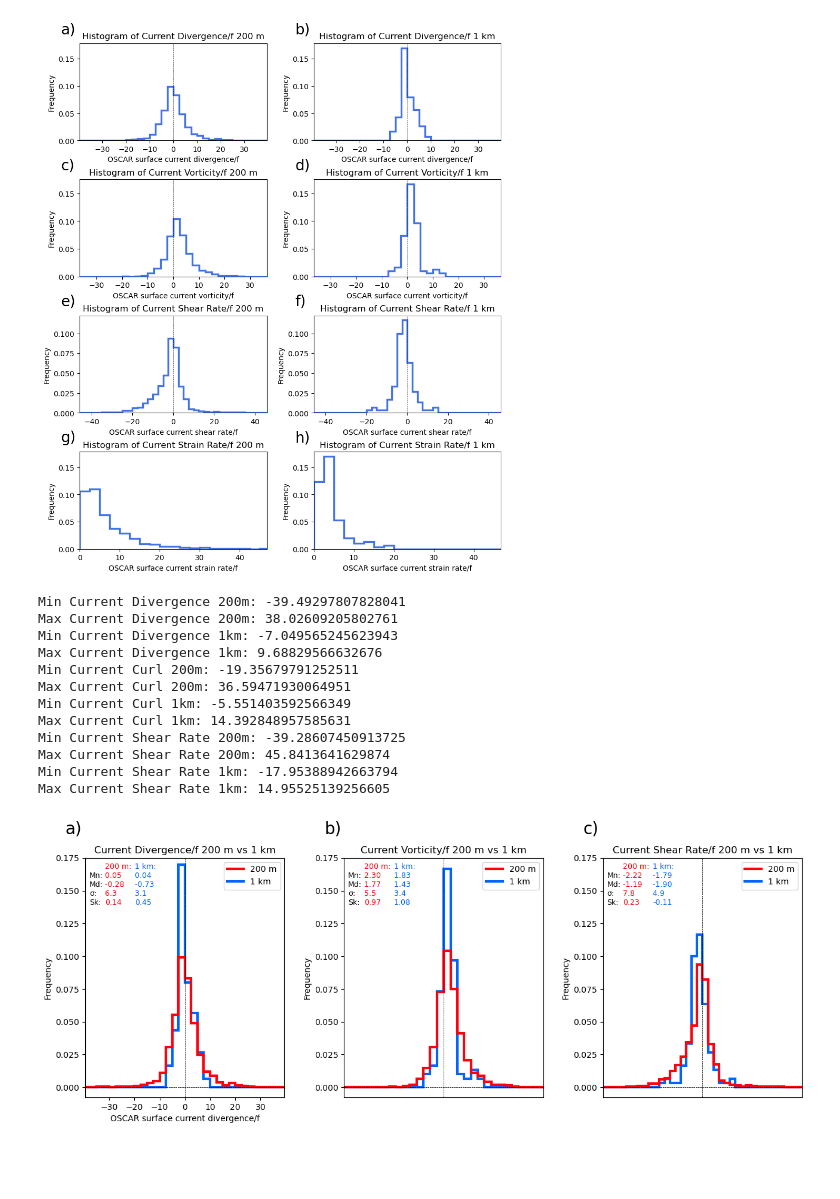
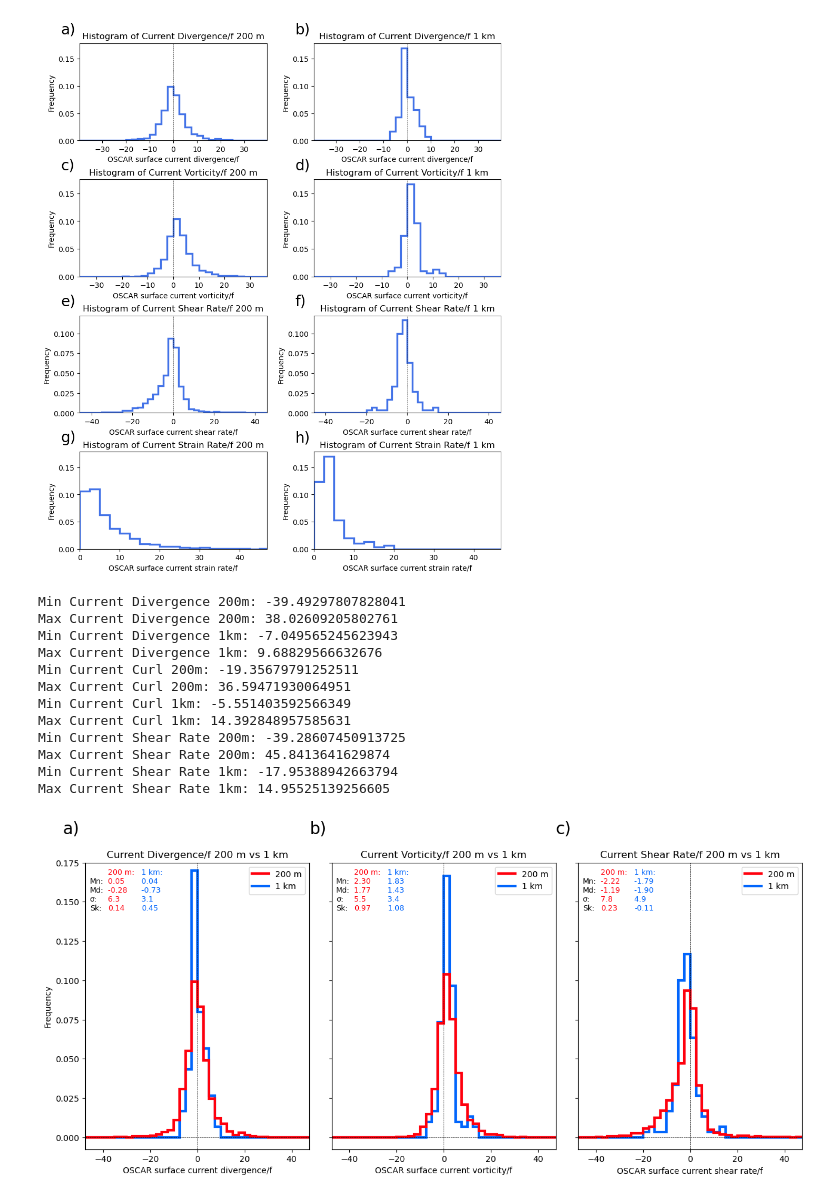
Before and after one commit to JWMichalski/oscarplus, a Jupyter notebook: examples/Iroise Sea divergence paper/Figures_stats.ipynb, the cells around one changed output. Cells and saved outputs as stored; diff of their text form; code cells hidden in the pictures; blank space fills up the shorter version.

Commit message:
make xaxis same for all plots
turn off yaxis labels for mid and right plots

```diff
--- a/examples/Iroise Sea divergence paper/Figures_stats.ipynb
+++ b/examples/Iroise Sea divergence paper/Figures_stats.ipynb
@@ -148,7 +148,7 @@ Max Current Strain Rate 1km: 18.125225380883464
 [figure]
 # %%
 # Figures
-fig, axes = plt.subplots(1, 3, figsize=(15, 5))
+fig, axes = plt.subplots(1, 3, figsize=(15, 6))
 
 
 def plot_row_stats(
@@ -157,12 +157,7 @@ def plot_row_stats(
     variable_name = variable.replace(" ", "")
 
     # For the histograms, we want to have the same x-axis limits for both plots
-    xlim = max(
-        abs(np.nanmax(merged_dataset[f"Current{variable_name}"].values)),
-        abs(np.nanmax(merged_dataset_coarsened[f"Current{variable_name}"].values)),
-        abs(np.nanmin(merged_dataset[f"Current{variable_name}"].values)),
-        abs(np.nanmin(merged_dataset_coarsened[f"Current{variable_name}"].values)),
-    )
+    xlim = 47.5
 
     if not zero_centered:
         xlim = [0, xlim]
@@ -256,37 +251,37 @@ def plot_row_stats(
     )
     print(
         f"Max Current {variable} 1km:",
         merged_dataset_coarsened[f"Current{variable_name}"].max().values,
     )
 
 
 
 plot_row_stats(axes[0], "Divergence", bin_width=2.5)
 plot_row_stats(axes[1], "Curl", bin_width=2.5)
 plot_row_stats(axes[2], "Shear Rate", bin_width=2.5)
 
 for ax in axes[1:]:
-    ax.xaxis.set_visible(False)
-    ax.set_xlabel("")
-    ax.set_xticks([])
-    ax.set_xticklabels([])
-    ax.tick_params(axis="x", which="both", bottom=False, top=False, labelbottom=False)
+    # ax.yaxis.set_visible(False)
+    ax.set_ylabel("")
+    # ax.set_xticks([])
+    ax.set_yticklabels([])
+    # ax.tick_params(axis="y", which="both", bottom=False, top=False, labelbottom=False)
 
 # Add letters to the subplots and adjust the layout
 ph.add_letters(axes)
-plt.subplots_adjust(left=0.1, right=0.9, top=0.9, bottom=0.1, wspace=0.3, hspace=0.2)
+plt.subplots_adjust(left=0.1, right=0.9, top=0.9, bottom=0.1, wspace=0.1, hspace=0.2)
 plt.savefig("Fig6_histograms.png", dpi=300, bbox_inches="tight")
 # %% [output]
 Min Current Divergence 200m: -39.49297807828041
 Max Current Divergence 200m: 38.02609205802761
 Min Current Divergence 1km: -7.049565245623943
 Max Current Divergence 1km: 9.68829566632676
 Min Current Curl 200m: -19.35679791252511
 Max Current Curl 200m: 36.59471930064951
 Min Current Curl 1km: -5.551403592566349
 Max Current Curl 1km: 14.392848957585631
 Min Current Shear Rate 200m: -39.28607450913725
 Max Current Shear Rate 200m: 45.8413641629874
 Min Current Shear Rate 1km: -17.95388942663794
 Max Current Shear Rate 1km: 14.95525139256605
-[figure, old version]
+[figure, new version]
```
Also changed, not shown: parts of 1 cell of this notebook.
